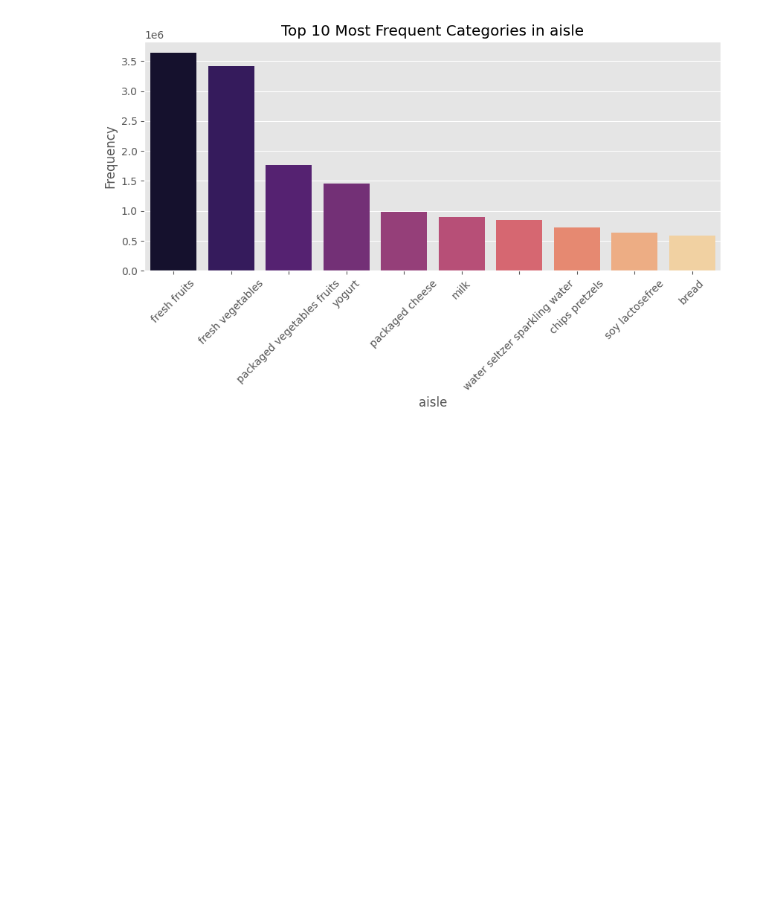
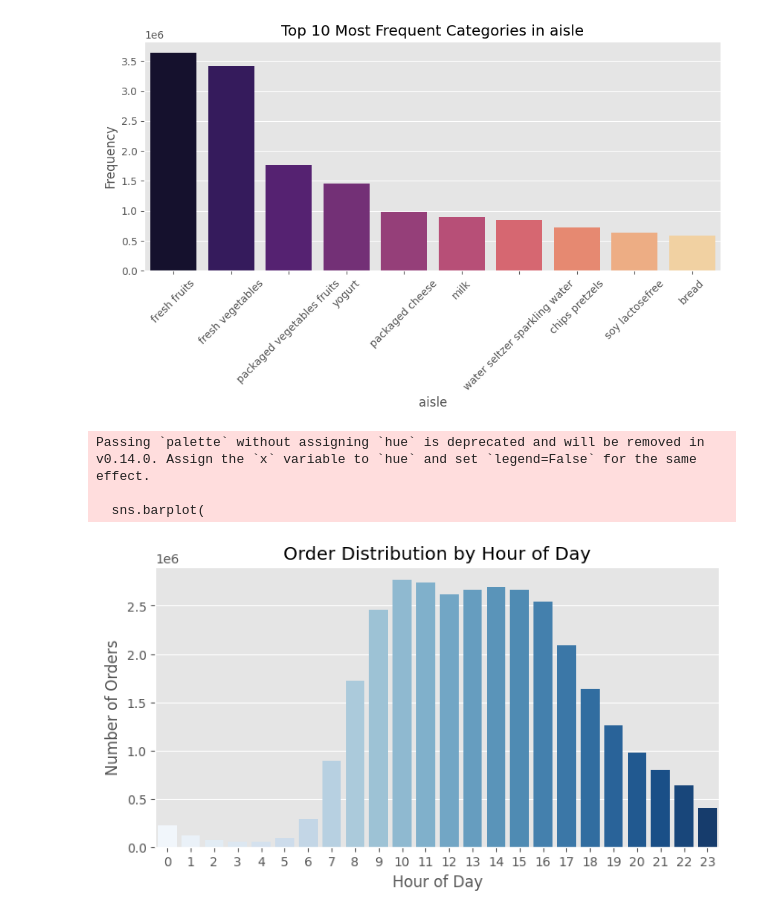
Before and after one commit to mohammed-lafi1035/DS230_final_Project_AE, a Jupyter notebook: Welcome_To_Colab.ipynb, the cells around one changed output. Saved outputs shown, nothing was run; the diff lists cells and outputs as text; code cells hidden in the pictures; blank space fills up the shorter version.

Commit message:
وانا هيك وقفت لهون Encoding Categorical Variables

```diff
--- a/Welcome_To_Colab.ipynb
+++ b/Welcome_To_Colab.ipynb
@@ -295,3 +289,22 @@ Passing `palette` without assigning `hue` is deprecated and will be removed in v
 
   sns.barplot(
 [figure]
+# %%
+hourly_orders = instacart_data['order_hour_of_day'].value_counts().sort_index()
+
+plt.figure(figsize=(8, 4))
+sns.barplot(
+    x=hourly_orders.index,
+    y=hourly_orders.values,
+    palette='Blues'
+)
+
+plt.title('Order Distribution by Hour of Day')
+plt.xlabel('Hour of Day')
+plt.ylabel('Number of Orders')
+plt.show()
+# %% [output]
+Passing `palette` without assigning `hue` is deprecated and will be removed in v0.14.0. Assign the `x` variable to `hue` and set `legend=False` for the same effect.
+
+  sns.barplot(
+[figure, added]
```
Also changed, not shown: parts of 22 cells of this notebook.
